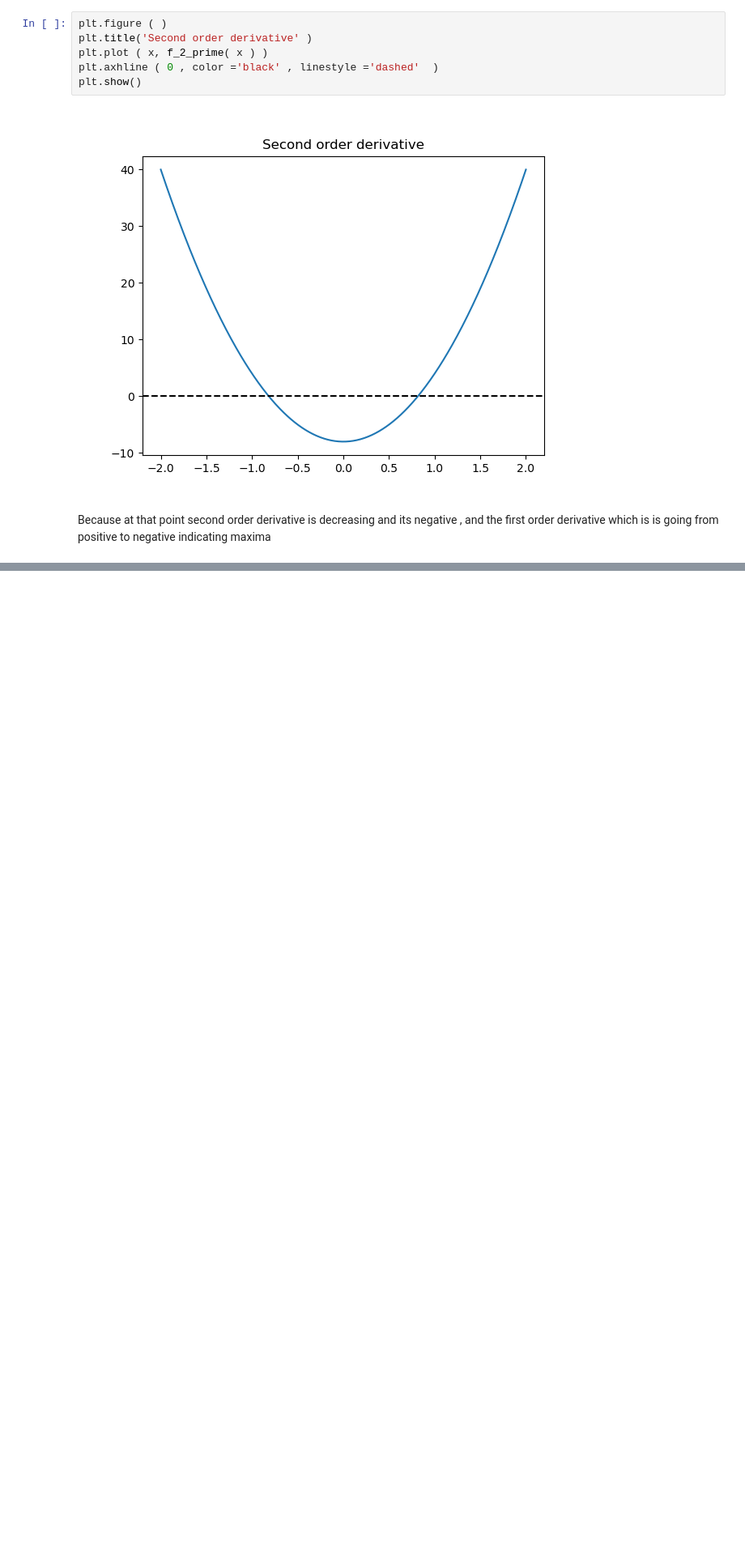
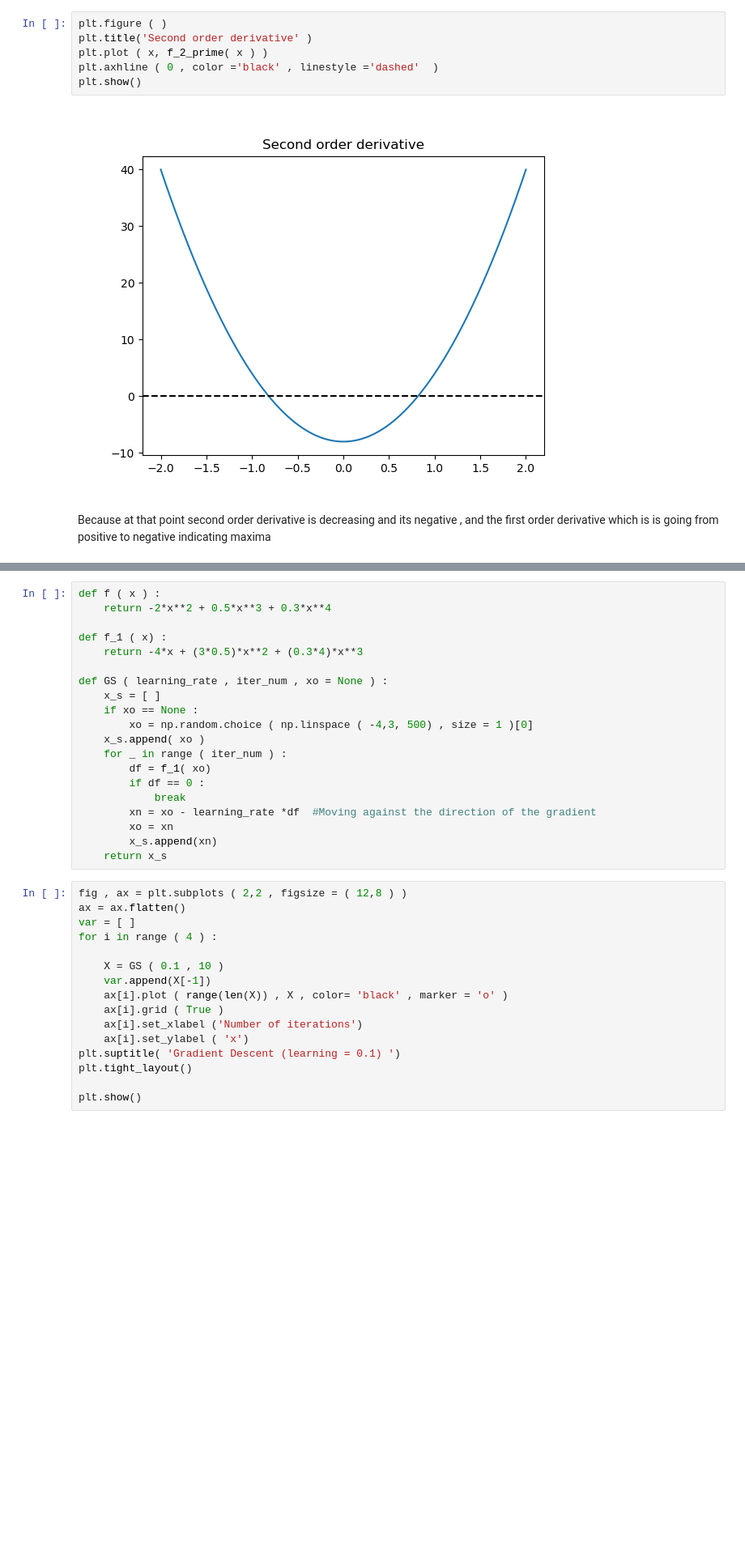
Before and after one commit to qamarr6092/math-with-python, a Jupyter notebook: Calculus/calculus.ipynb, the cells around one changed output, grey strips where cells are left out. Shown at 81% size. Cells and saved outputs as stored; diff of their text form; blank space fills up the shorter version.

```diff
--- a/Calculus/calculus.ipynb
+++ b/Calculus/calculus.ipynb
@@ -354,0 +359,38 @@ Because at that point second order derivative is decreasing and its negative , a
+# %%
+def f ( x ) :
+    return -2*x**2 + 0.5*x**3 + 0.3*x**4
+
+def f_1 ( x) :
+    return -4*x + (3*0.5)*x**2 + (0.3*4)*x**3
+
+def GS ( learning_rate , iter_num , xo = None ) :
+    x_s = [ ]
+    if xo == None :
+        xo = np.random.choice ( np.linspace ( -4,3, 500) , size = 1 )[0]
+    x_s.append( xo )
+    for _ in range ( iter_num ) :
+        df = f_1( xo)
+        if df == 0 :
+            break
+        xn = xo - learning_rate *df  #Moving against the direction of the gradient
+        xo = xn
+        x_s.append(xn)
+    return x_s
+# %%
+fig , ax = plt.subplots ( 2,2 , figsize = ( 12,8 ) )
+ax = ax.flatten()
+var = [ ]
+for i in range ( 4 ) :
+
+    X = GS ( 0.1 , 10 )
+    var.append(X[-1])
+    ax[i].plot ( range(len(X)) , X , color= 'black' , marker = 'o' )
+    ax[i].grid ( True )
+    ax[i].set_xlabel ('Number of iterations')
+    ax[i].set_ylabel ( 'x')
+plt.suptitle( 'Gradient Descent (learning = 0.1) ')
+plt.tight_layout()
+
+plt.show()
+# %% [output]
+[figure, added]
```
Also changed, not shown: parts of 23 cells of this notebook.
